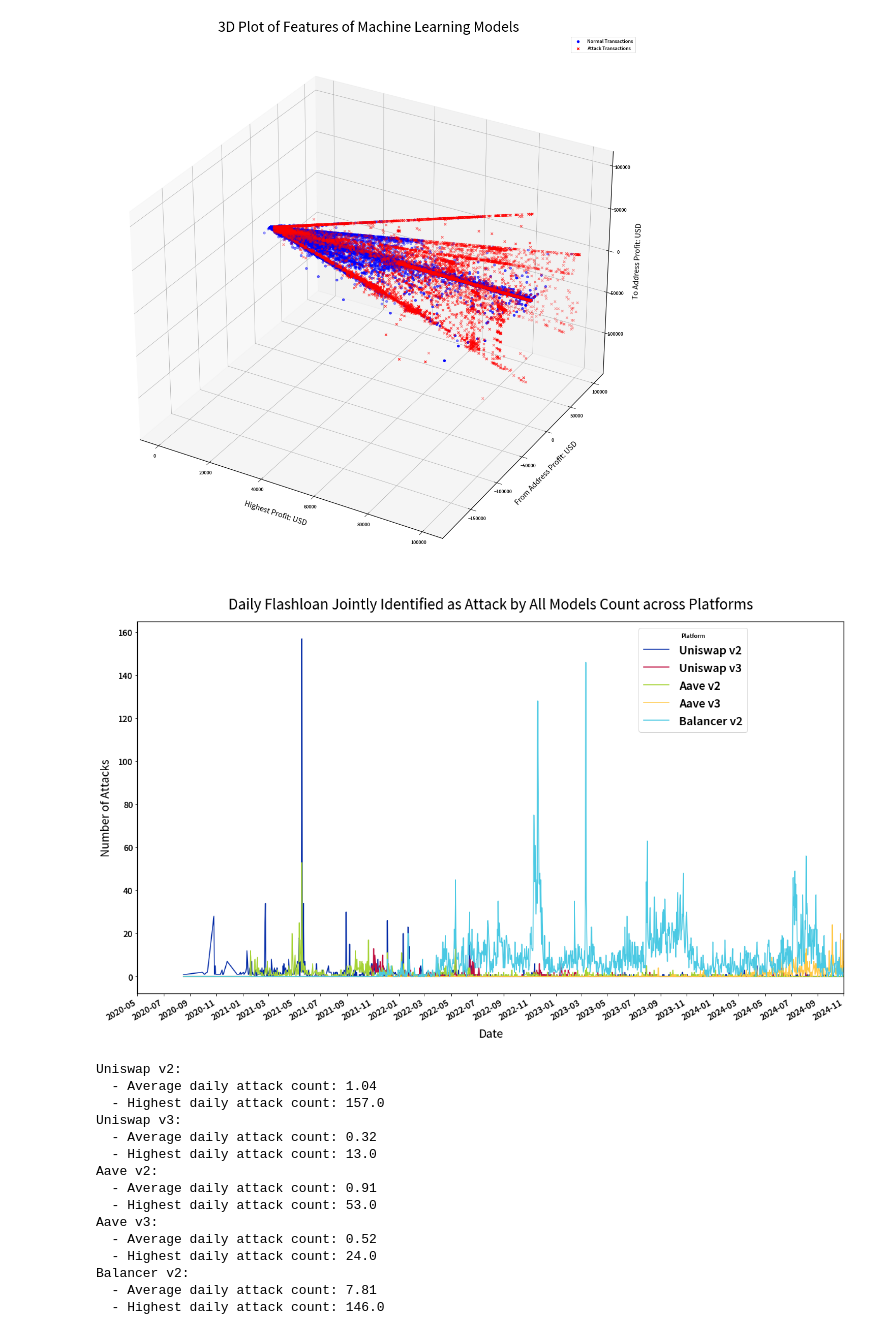
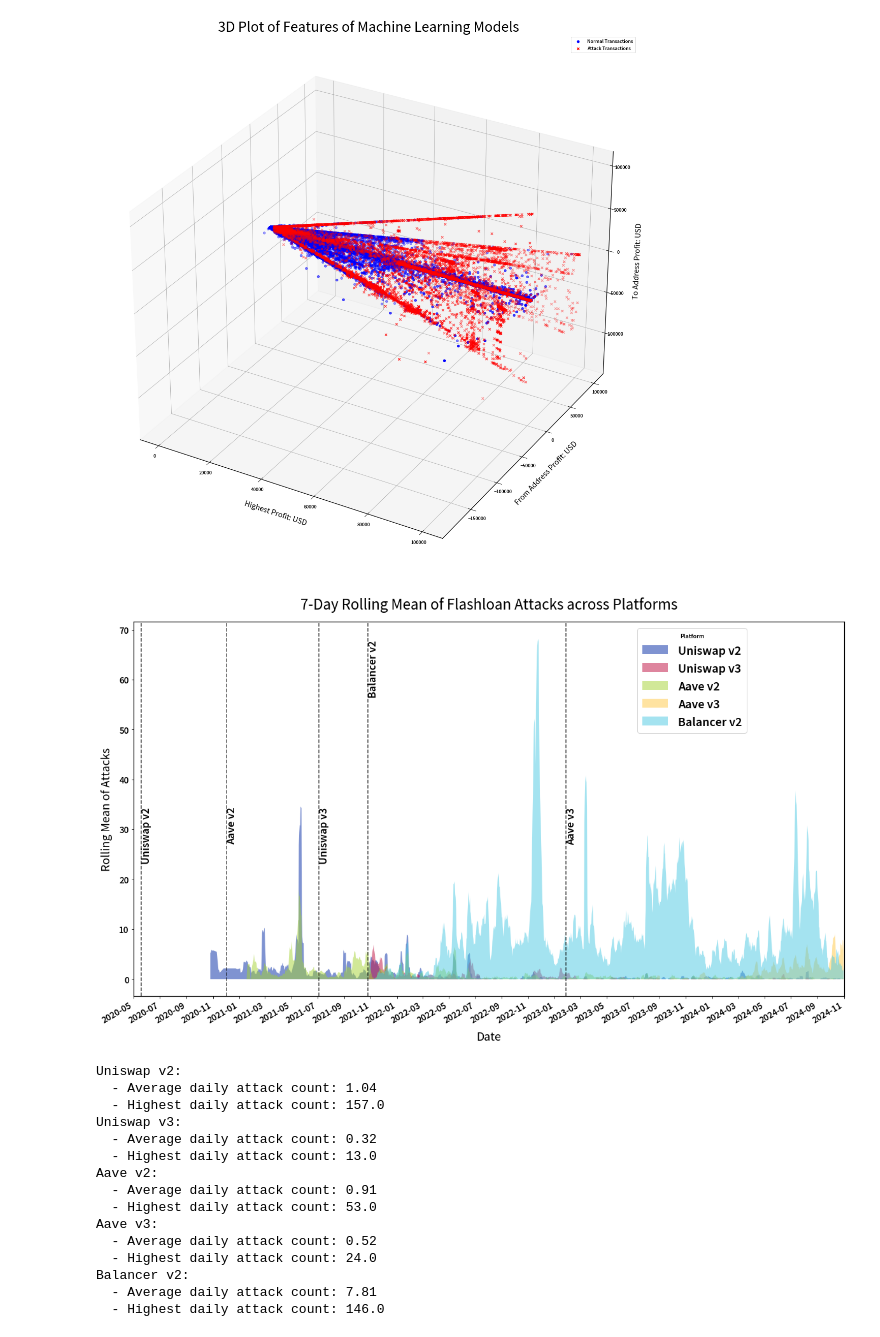
Before and after one commit to Guanda24/flashloan_attack_detection, a Jupyter notebook: Plot.ipynb, the cells around one changed output. Cells and saved outputs as stored; diff of their text form; code cells hidden in the pictures.

```diff
--- a/Plot.ipynb
+++ b/Plot.ipynb
@@ -677,50 +677,68 @@ plt.show()
 # %% [output]
 [figure]
 # %%
+first_transaction_dates = {
+    'Uniswap v2': Uniswap_v2_flashloan_count_df['date'].iloc[0],
+    'Uniswap v3': Uniswap_v3_flashloan_count_df['date'].iloc[0],
+    'Aave v2': Aave_v2_flashloan_count_df['date'].iloc[0],
+    'Aave v3': Aave_v3_flashloan_count_df['date'].iloc[0],
+    'Balancer v2': Balancer_v2_flashloan_count_df['date'].iloc[0]
+}
+
 df = pd.read_csv('Models/unlabeled_all_attack_data.csv')
-
 df['date'] = pd.to_datetime(df['date'])
 
 filtered_df = df[df['All_Attack'] == True]
 
+
 attacks_by_platform_date = filtered_df.groupby(['platform', 'date']).size().reset_index(name='attack_count')
 pivoted_data = attacks_by_platform_date.pivot(index='date', columns='platform', values='attack_count').fillna(0)
 
+# Reorder columns to match the specified platform order
 platform_order = ['Uniswap v2', 'Uniswap v3', 'Aave v2', 'Aave v3', 'Balancer v2']
 pivoted_data = pivoted_data[platform_order]
+
+# Calculate rolling mean
+rolling_window = 7
+pivoted_data_rolling = pivoted_data.rolling(window=rolling_window).mean()
 
 fig, ax = plt.subplots(figsize=(20, 12))
 
 for platform in platform_order:
-    ax.plot(pivoted_data.index, pivoted_data[platform], label=platform)
+    ax.fill_between(pivoted_data_rolling.index, pivoted_data_rolling[platform], label=platform, alpha=0.5)
 
+    first_transaction_date = first_transaction_dates[platform]
+    ax.axvline(first_transaction_date, color='black', linestyle='--', alpha=0.7)
 
-ax.set_title('Daily Flashloan Jointly Identified as Attack by All Models Count across Platforms', fontsize=25, pad=20)
+    ax.text(first_transaction_date, ax.get_ylim()[1] * 0.95, platform,
+            rotation=90, verticalalignment='top', fontsize=18, color='black')
+
+ax.set_title('7-Day Rolling Mean of Flashloan Attacks across Platforms', fontsize=25, pad=20)
 ax.set_xlabel('Date', fontsize=20, labelpad=10)
-ax.set_ylabel('Number of Attacks', fontsize=20, labelpad=10)
+ax.set_ylabel('Rolling Mean of Attacks', fontsize=20, labelpad=10)
 ax.tick_params(axis='x', rotation=45, labelsize=15)
 ax.tick_params(axis='y', labelsize=15)
-
 
 start_date = pd.to_datetime("2020-05-01")
 end_date = pd.to_datetime("2024-11-01")
 ax.set_xlim(start_date, end_date)
 ax.xaxis.set_major_formatter(mdates.DateFormatter('%Y-%m'))
 ax.xaxis.set_major_locator(mdates.MonthLocator(interval=2))
 fig.autofmt_xdate()
 
 ax.legend(loc='upper left', bbox_to_anchor=(0.7, 1), fontsize=20, ncol=1, frameon=True, title="Platform")
 fig.savefig('/home/user/gzhao/Thesis/result/daily_flashloan_attacks_by_platforms.pdf', facecolor='white', transparent=False)
 plt.show()
 
+# Calculate average and maximum of rolling mean for each platform
 for platform in platform_order:
     avg_attacks = pivoted_data[platform].mean()
     max_attacks = pivoted_data[platform].max()
     print(f"{platform}:")
     print(f"  - Average daily attack count: {avg_attacks:.2f}")
     print(f"  - Highest daily attack count: {max_attacks}")
 # %% [output]
-[figure, old version]
+[figure, new version]
 Uniswap v2:
   - Average daily attack count: 1.04
   - Highest daily attack count: 157.0
```
Also changed, not shown: parts of 2 cells of this notebook, 2 other files.
